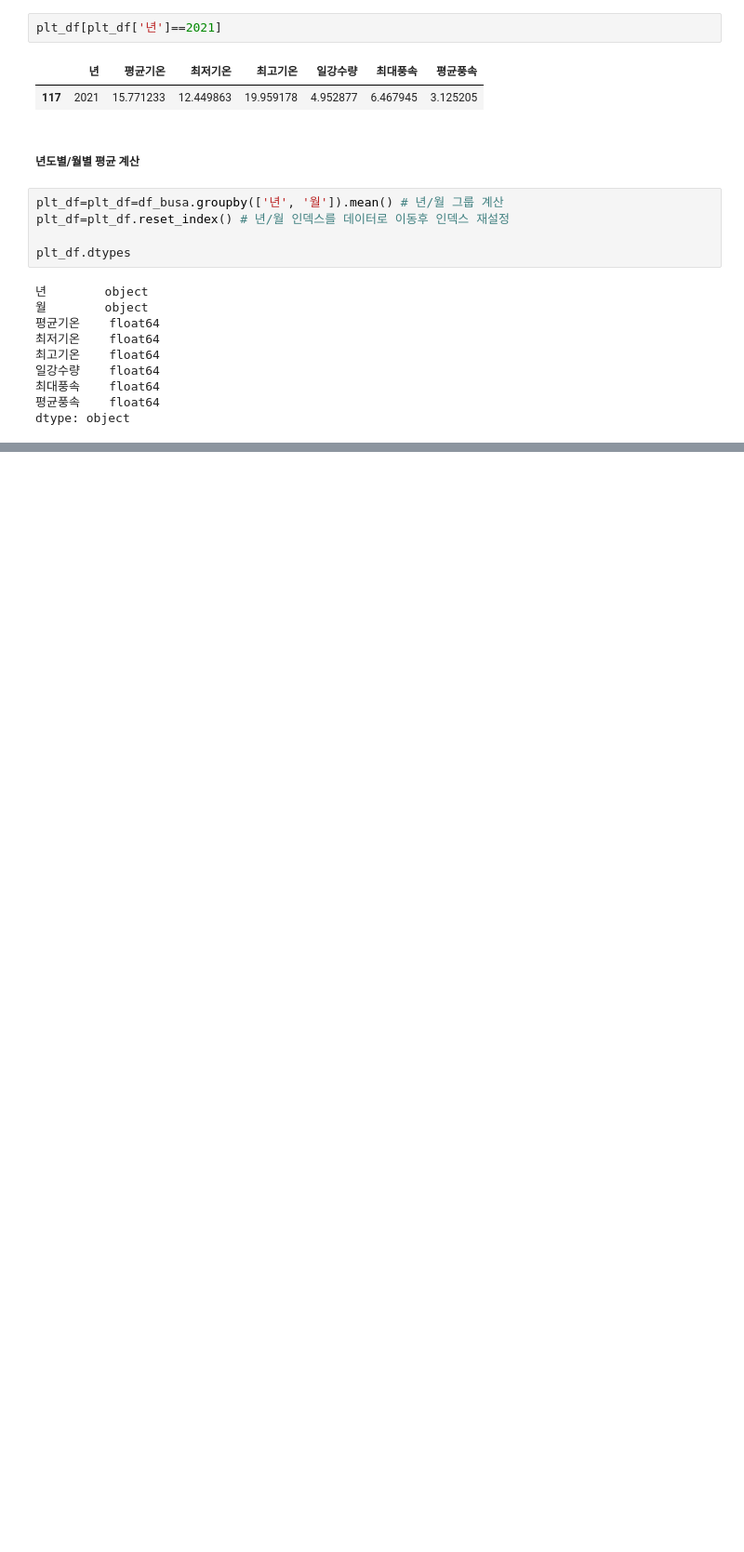
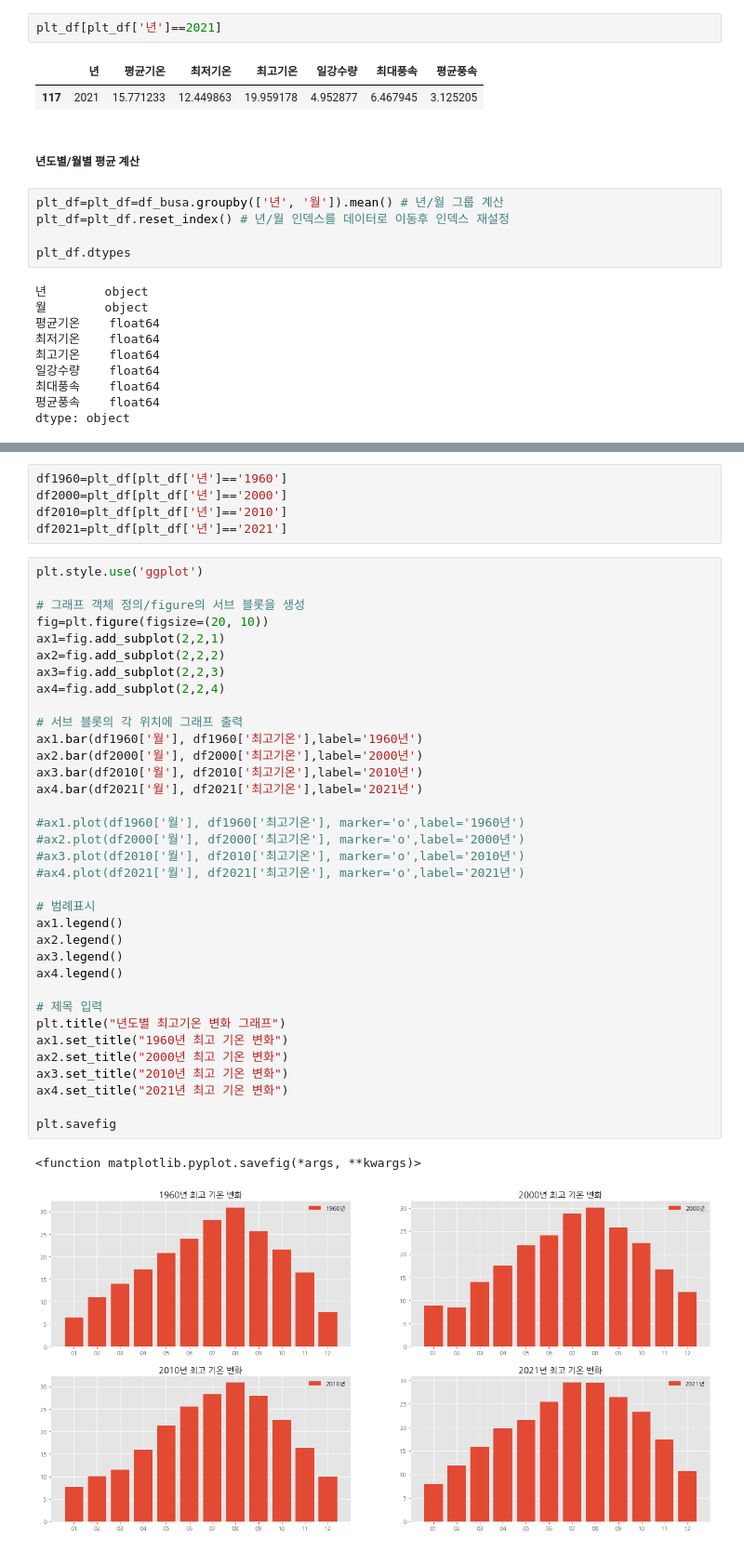
Before and after one commit to toughC/Python_Machine_Learning, a Jupyter notebook: 05_dataVisualization.ipynb, the cells around one changed output, grey strips where cells are left out. Shown at 93% size. Cells and saved outputs as stored; diff of their text form; blank space fills up the shorter version.

```diff
--- a/05_dataVisualization.ipynb
+++ b/05_dataVisualization.ipynb
@@ -753,0 +764,43 @@ plt.show()
+# %%
+df1960=plt_df[plt_df['년']=='1960']
+df2000=plt_df[plt_df['년']=='2000']
+df2010=plt_df[plt_df['년']=='2010']
+df2021=plt_df[plt_df['년']=='2021']
+# %%
+plt.style.use('ggplot')
+
+# 그래프 객체 정의/figure의 서브 블롯을 생성
+fig=plt.figure(figsize=(20, 10))
+ax1=fig.add_subplot(2,2,1)
+ax2=fig.add_subplot(2,2,2)
+ax3=fig.add_subplot(2,2,3)
+ax4=fig.add_subplot(2,2,4)
+
+# 서브 블롯의 각 위치에 그래프 출력
+ax1.bar(df1960['월'], df1960['최고기온'],label='1960년')
+ax2.bar(df2000['월'], df2000['최고기온'],label='2000년')
+ax3.bar(df2010['월'], df2010['최고기온'],label='2010년')
+ax4.bar(df2021['월'], df2021['최고기온'],label='2021년')
+
+#ax1.plot(df1960['월'], df1960['최고기온'], marker='o',label='1960년')
+#ax2.plot(df2000['월'], df2000['최고기온'], marker='o',label='2000년')
+#ax3.plot(df2010['월'], df2010['최고기온'], marker='o',label='2010년')
+#ax4.plot(df2021['월'], df2021['최고기온'], marker='o',label='2021년')
+
+# 범례표시
+ax1.legend()
+ax2.legend()
+ax3.legend()
+ax4.legend()
+
+# 제목 입력
+plt.title("년도별 최고기온 변화 그래프")
+ax1.set_title("1960년 최고 기온 변화")
+ax2.set_title("2000년 최고 기온 변화")
+ax3.set_title("2010년 최고 기온 변화")
+ax4.set_title("2021년 최고 기온 변화")
+
+plt.savefig
+# %% [output]
+<function matplotlib.pyplot.savefig(*args, **kwargs)>
+[figure, added]
```
Also changed, not shown: parts of 33 cells of this notebook.
